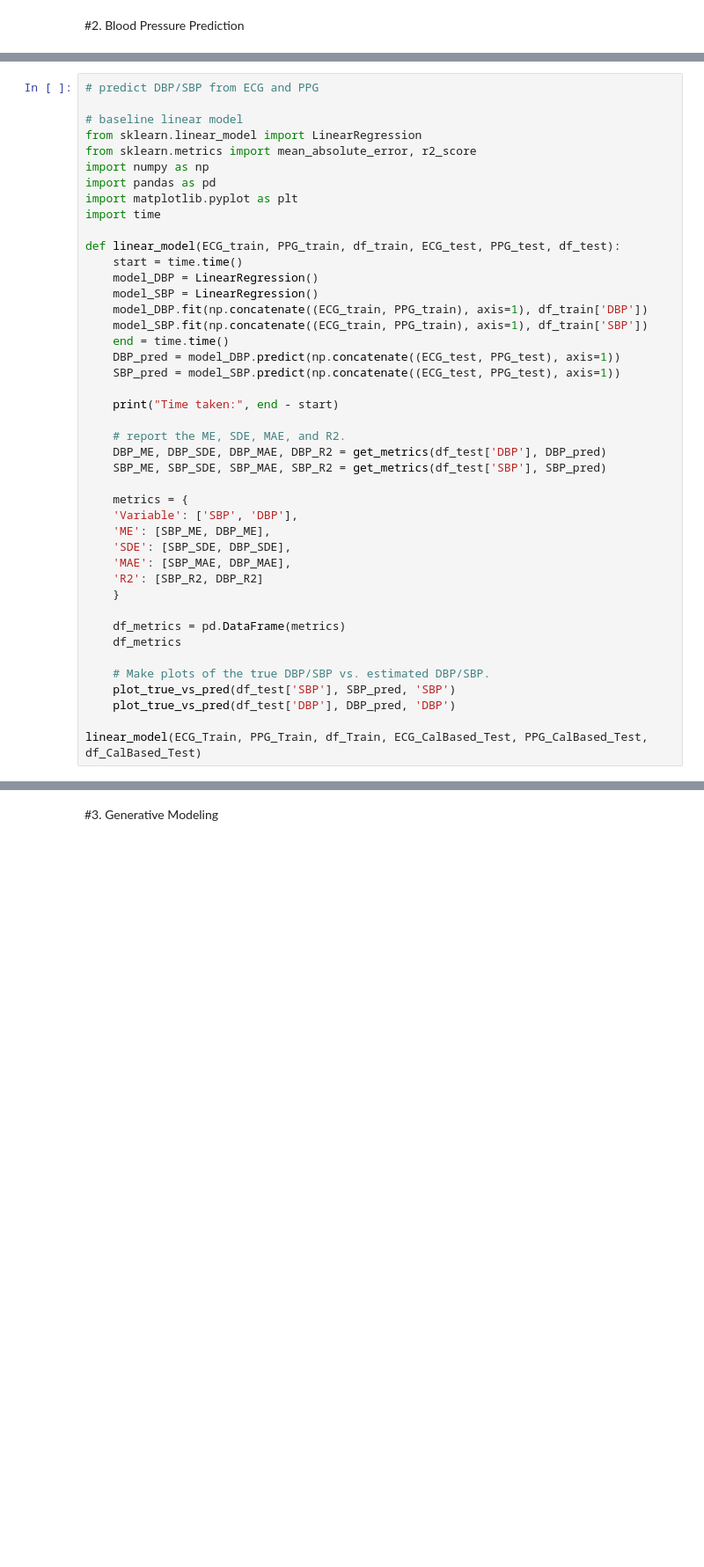
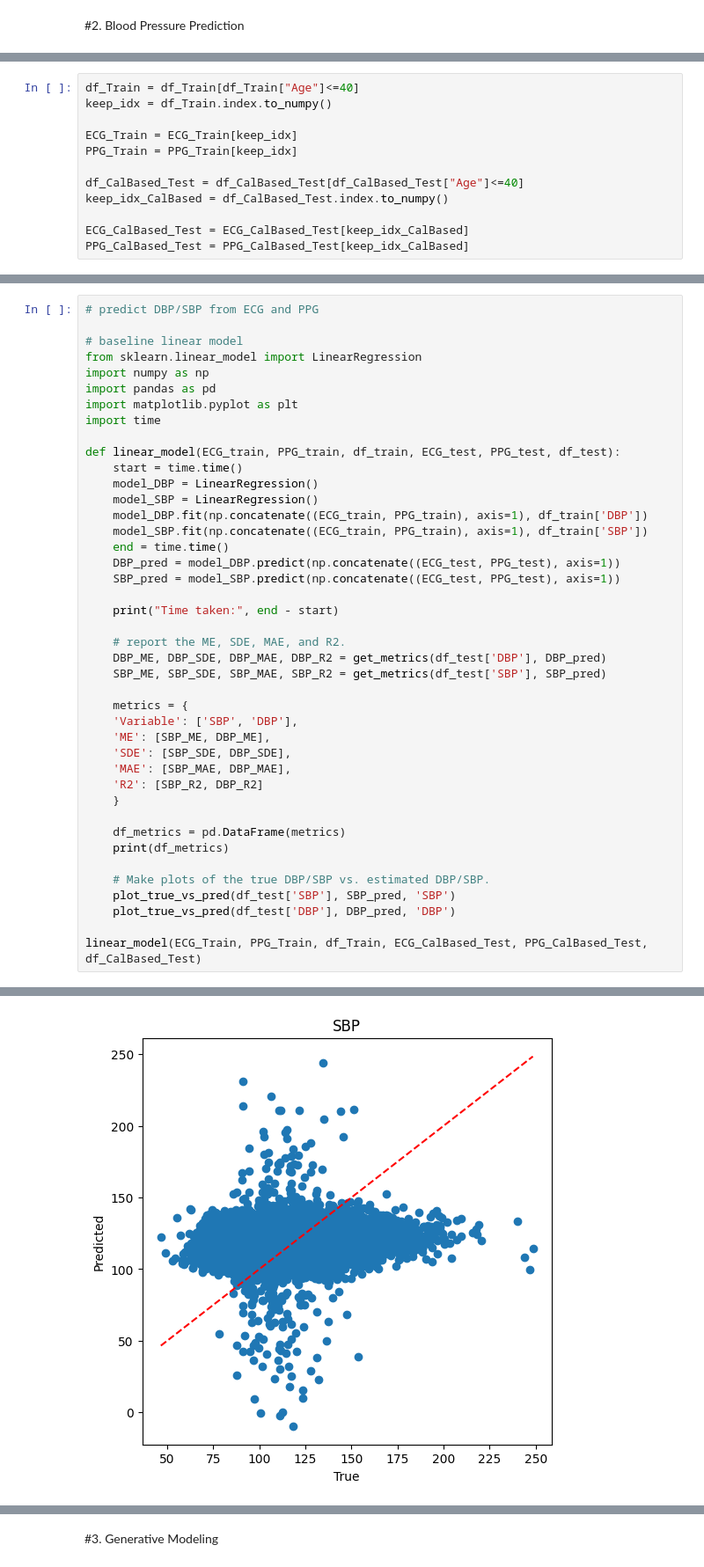
Before and after one commit to yiheng870106/Mathematics-of-Data-Science-Project-4-yiheng, a Jupyter notebook: project4.ipynb, the cells around one changed output, grey strips where cells are left out. Shown: that part at 88% size. Cells and saved outputs as stored; diff of their text form; blank space fills up the shorter version.

```diff
--- a/project4.ipynb
+++ b/project4.ipynb
@@ -381,0 +499,12 @@ corr_df
+# %%
+df_Train = df_Train[df_Train["Age"]<=40]
+keep_idx = df_Train.index.to_numpy()
+
+ECG_Train = ECG_Train[keep_idx]
+PPG_Train = PPG_Train[keep_idx]
+
+df_CalBased_Test = df_CalBased_Test[df_CalBased_Test["Age"]<=40]
+keep_idx_CalBased = df_CalBased_Test.index.to_numpy()
+
+ECG_CalBased_Test = ECG_CalBased_Test[keep_idx_CalBased]
+PPG_CalBased_Test = PPG_CalBased_Test[keep_idx_CalBased]
@@ -402,7 +554,6 @@ def plot_true_vs_pred(test, pred, title):
 
 # baseline linear model
 from sklearn.linear_model import LinearRegression
-from sklearn.metrics import mean_absolute_error, r2_score
 import numpy as np
 import pandas as pd
 import matplotlib.pyplot as plt
@@ -433,7 +584,7 @@ def linear_model(ECG_train, PPG_train, df_train, ECG_test, PPG_test, df_test):
     }
 
     df_metrics = pd.DataFrame(metrics)
-    df_metrics
+    print(df_metrics)
 
     # Make plots of the true DBP/SBP vs. estimated DBP/SBP.
     plot_true_vs_pred(df_test['SBP'], SBP_pred, 'SBP')
@@ -444,0 +599 @@ NameError: name 'ECG_Train' is not defined
+[figure, added]
```
Also changed, not shown: parts of 18 cells of this notebook.
